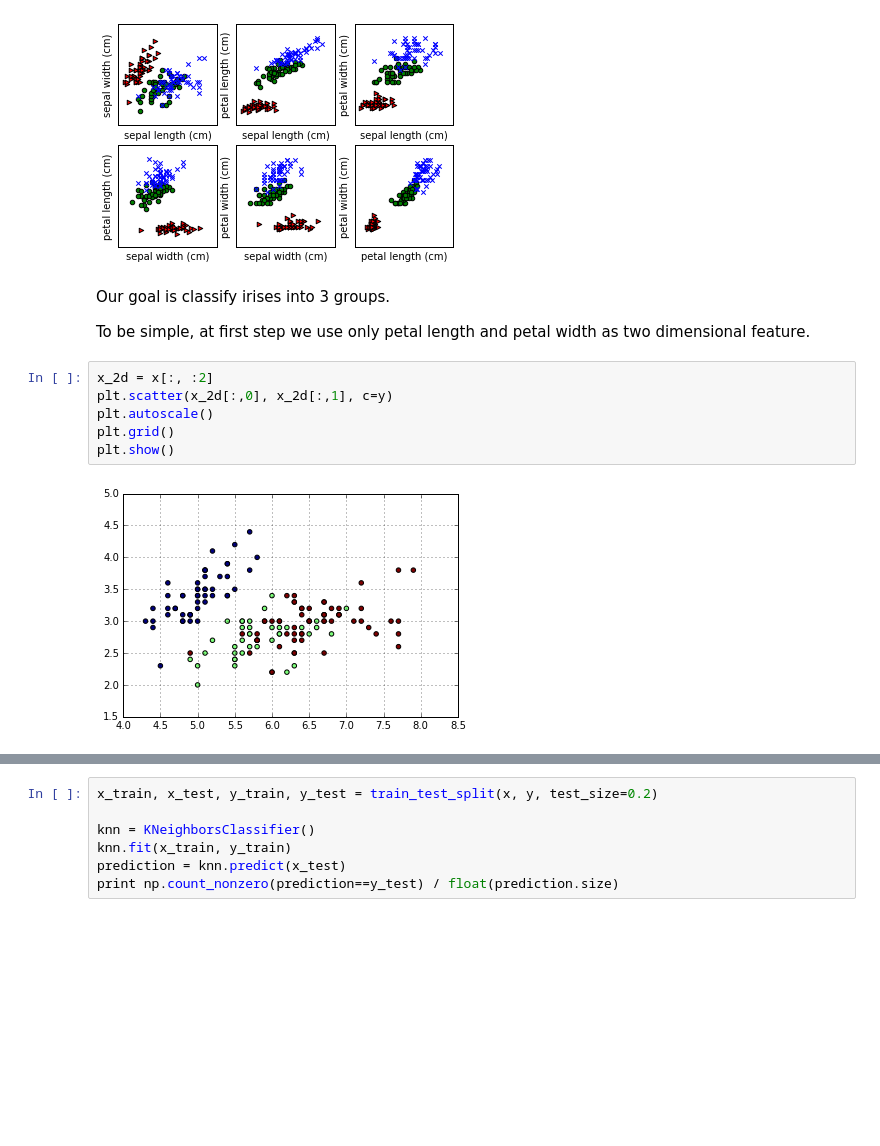
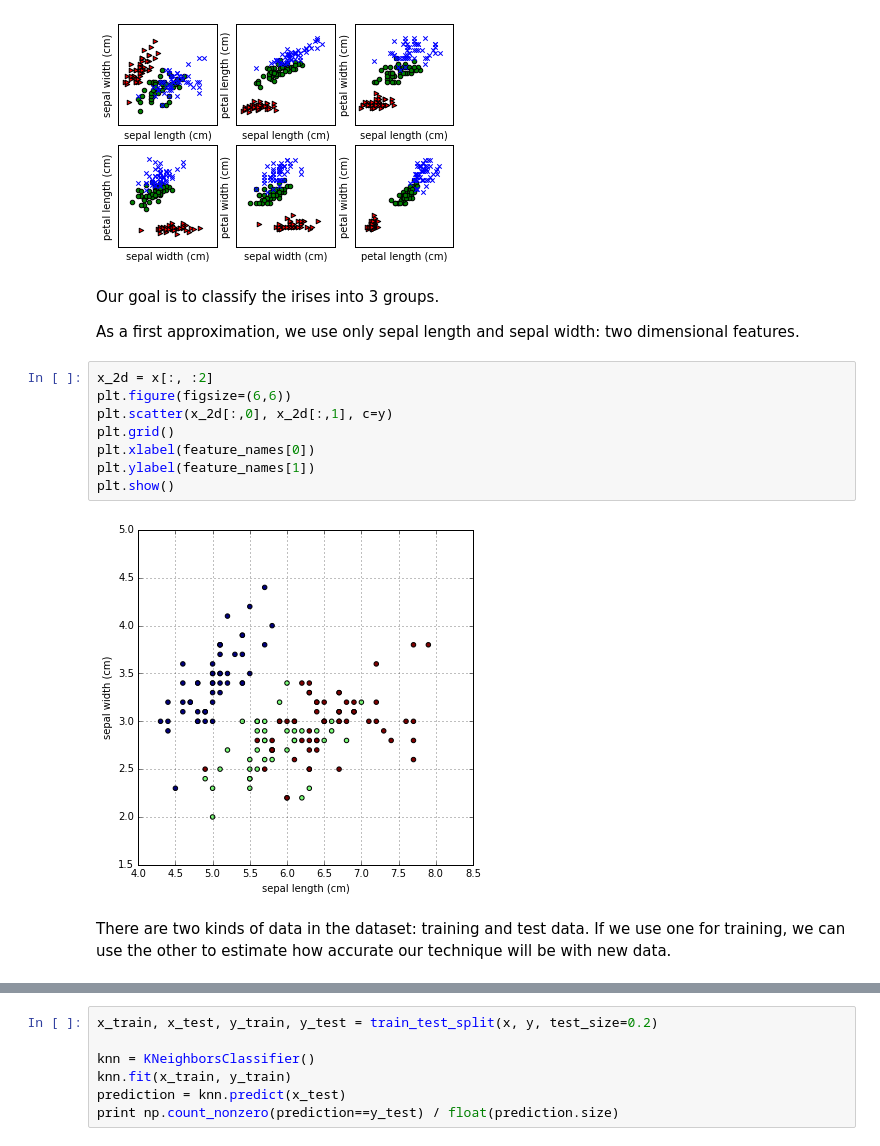
Before and after one commit to kylemcdonald/ml-examples, a Jupyter notebook: workshop/supervised_learning/Supervised Learning.ipynb, the cells around one changed output, grey strips where cells are left out. Drawn from its saved outputs; the diff is of its cells as text; blank space fills up the shorter version.

```diff
--- a/workshop/supervised_learning/Supervised Learning.ipynb
+++ b/workshop/supervised_learning/Supervised Learning.ipynb
@@ -38,17 +40,21 @@ for i, (p0, p1) in enumerate(pairs):
 # %% [output]
 [figure]
 # %% [markdown]
-Our goal is classify irises into 3 groups.
+Our goal is to classify the irises into 3 groups.
 
-To be simple, at first step we use only petal length and petal width as two dimensional feature.
+As a first approximation, we use only sepal length and sepal width: two dimensional features.
 # %%
 x_2d = x[:, :2]
+plt.figure(figsize=(6,6))
 plt.scatter(x_2d[:,0], x_2d[:,1], c=y)
-plt.autoscale()
 plt.grid()
+plt.xlabel(feature_names[0])
+plt.ylabel(feature_names[1])
 plt.show()
 # %% [output]
-[figure, old version]
+[figure, new version]
+# %% [markdown]
+There are two kinds of data in the dataset: training and test data. If we use one for training, we can use the other to estimate how accurate our technique will be with new data.
 # %%
 import numpy as np
 # split data in train and test data
```
Also changed, not shown: parts of 12 cells of this notebook.
